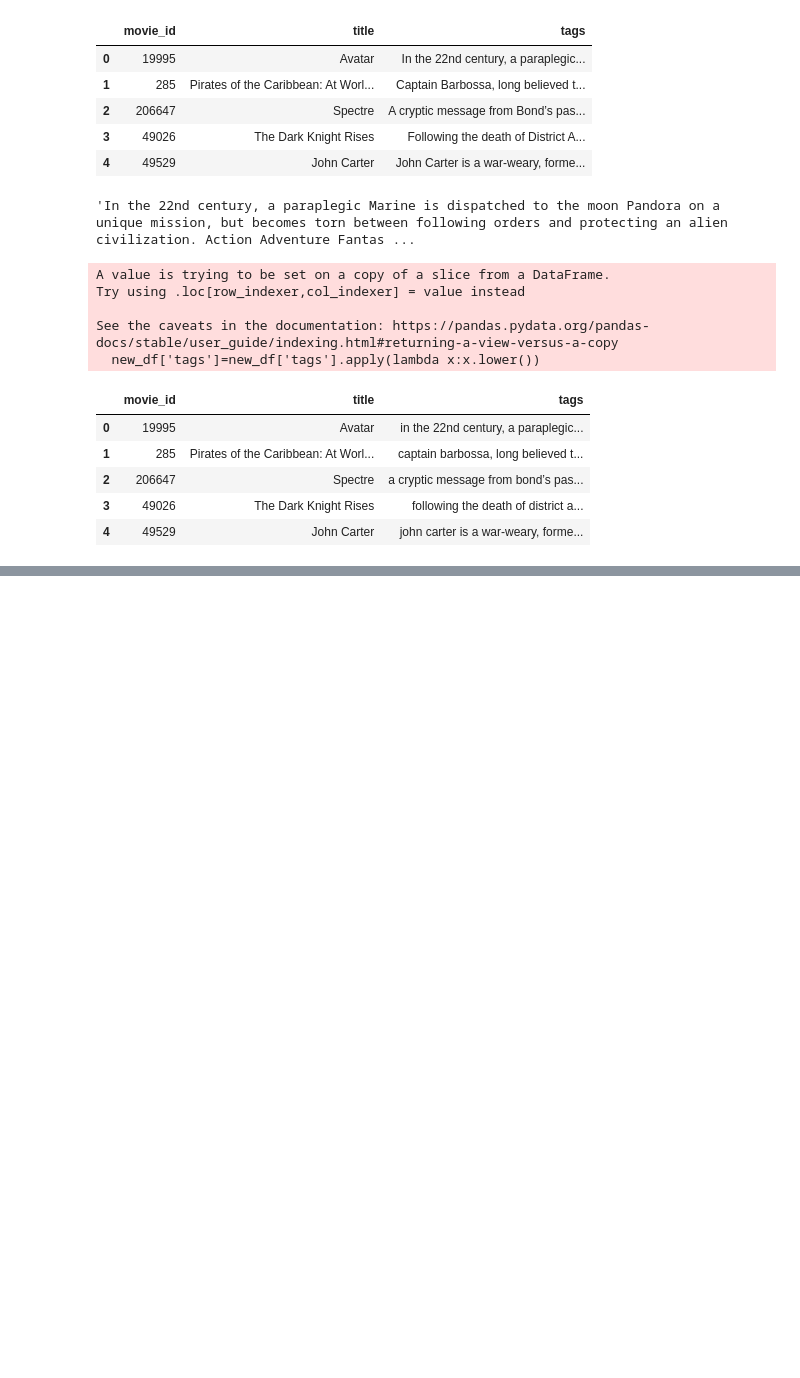
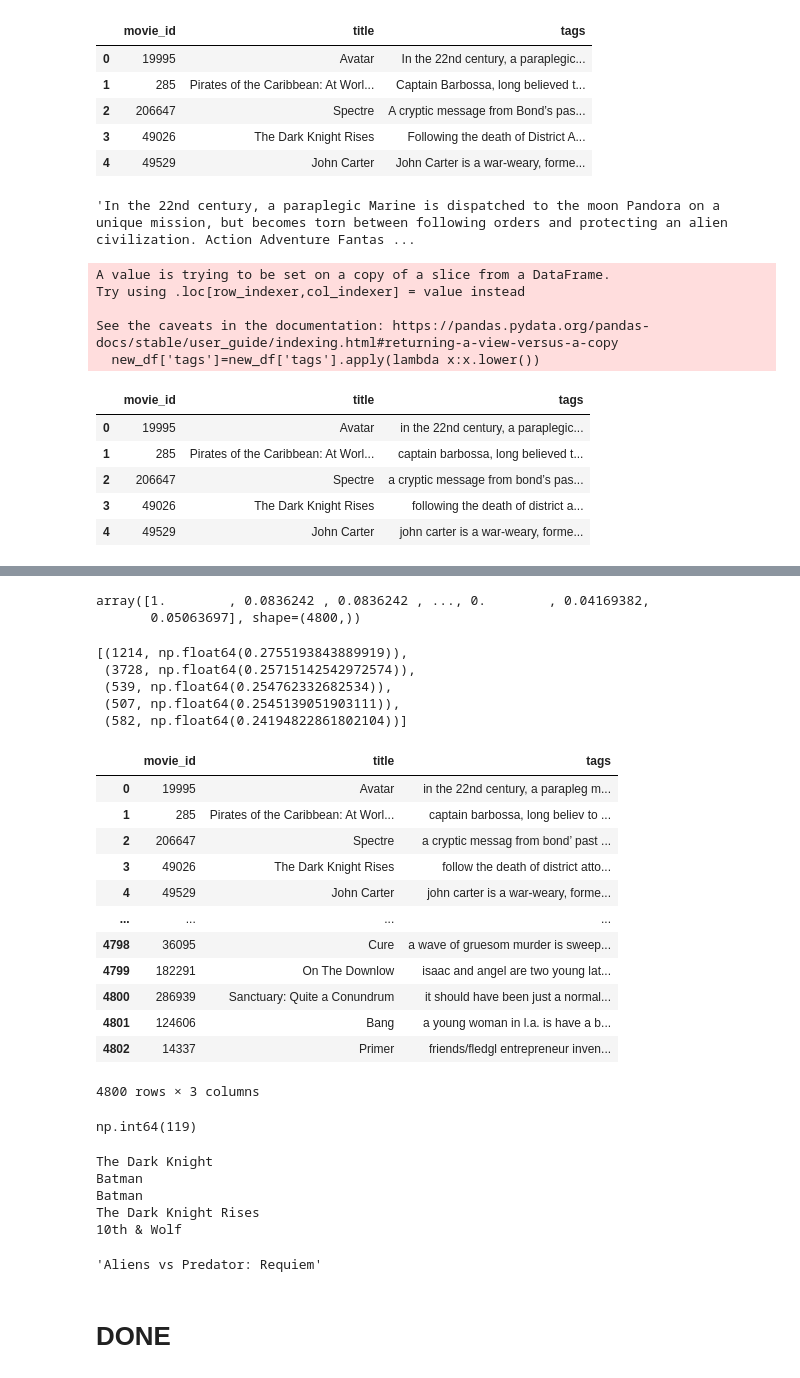
Before and after one commit to alicenjr/Recommender-System, a Jupyter notebook: movie_reco.ipynb, the cells around one changed output, grey strips where cells are left out. Saved outputs shown, nothing was run; the diff lists cells and outputs as text; code cells hidden in the pictures; blank space fills up the shorter version.

Commit message:
recommendations working properly

```diff
--- a/movie_reco.ipynb
+++ b/movie_reco.ipynb
@@ -307,0 +386,13 @@ new_df.head()
+# %%
+similarity[0] # from the first movie, how much is it similar to other movies
+# %% [output]
+array([1.        , 0.0836242 , 0.0836242 , ..., 0.        , 0.04169382,
+       0.05063697], shape=(4800,))
+# %%
+sorted(list(enumerate(similarity[0])), reverse=True, key=lambda x:x[1])[1:6]
+# %% [output]
+[(1214, np.float64(0.2755193843889919)),
+ (3728, np.float64(0.25715142542972574)),
+ (539, np.float64(0.254762332682534)),
+ (507, np.float64(0.2545139051903111)),
+ (582, np.float64(0.24194822861802104))]
@@ -307,0 +406,34 @@ new_df.head()
+# %%
+new_df
+# %% [output]
+|  | movie_id | title | tags |
+| 0 | 19995 | Avatar | in the 22nd century, a parapleg m... |
+| 1 | 285 | Pirates of the Caribbean: At Worl... | captain barbossa, long believ to ... |
+| 2 | 206647 | Spectre | a cryptic messag from bond’ past ... |
+| 3 | 49026 | The Dark Knight Rises | follow the death of district atto... |
+| 4 | 49529 | John Carter | john carter is a war-weary, forme... |
+| ... | ... | ... | ... |
+| 4798 | 36095 | Cure | a wave of gruesom murder is sweep... |
+| 4799 | 182291 | On The Downlow | isaac and angel are two young lat... |
+| 4800 | 286939 | Sanctuary: Quite a Conundrum | it should have been just a normal... |
+| 4801 | 124606 | Bang | a young woman in l.a. is have a b... |
+| 4802 | 14337 | Primer | friends/fledgl entrepreneur inven... |
+4800 rows × 3 columns
+# %%
+new_df[new_df['title']=='Batman Begins'].index[0]
+# %% [output]
+np.int64(119)
+# %%
+recommend('Batman Begins')
+# %% [output]
+The Dark Knight
+Batman
+Batman
+The Dark Knight Rises
+10th & Wolf
+# %%
+new_df.iloc[1214].title
+# %% [output]
+'Aliens vs Predator: Requiem'
+# %% [markdown]
+# DONE
```
Also changed, not shown: parts of 16 cells of this notebook.
